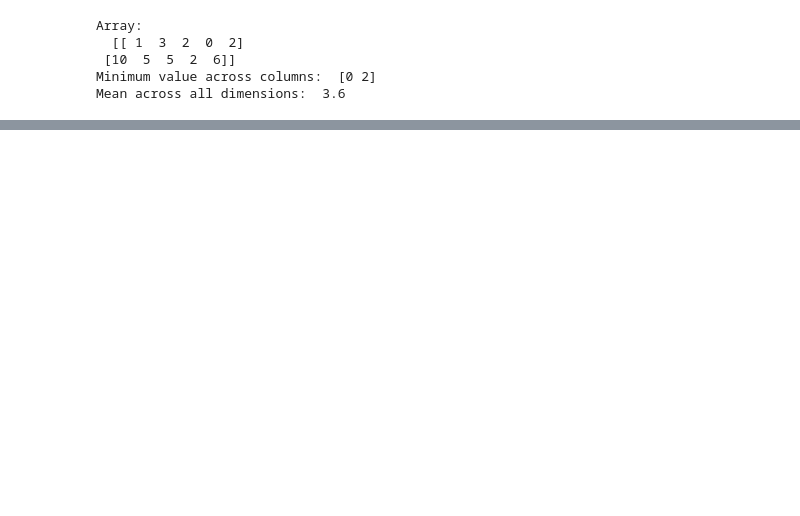
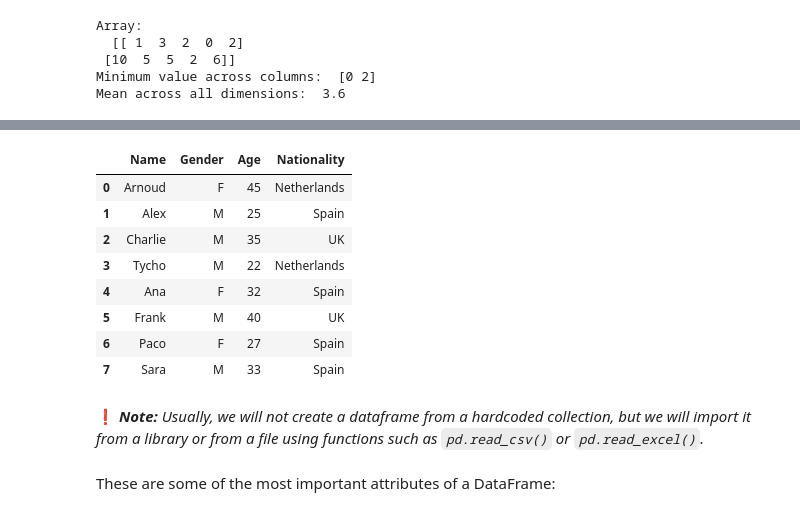
Before and after one commit to amonroym99/uva-applied-ml, a Jupyter notebook: docs/notebooks/0_python.ipynb, the cells around one changed output, grey strips where cells are left out. Cells and saved outputs as stored; diff of their text form; code cells hidden in the pictures; blank space fills up the shorter version.

```diff
--- a/docs/notebooks/0_python.ipynb
+++ b/docs/notebooks/0_python.ipynb
@@ -436,0 +445,30 @@ Pandas is built on top of NumPy. This means that the values in the dataframe are
+# %%
+import pandas as pd
+
+# Create a dictionary with the sample data
+data = {
+    'Name': ['Arnoud', 'Alex', 'Charlie', 'Tycho', 'Ana', 'Frank', 'Paco', 'Sara'],
+    'Gender': ['F', 'M', 'M', 'M', 'F', 'M', 'F', 'M'],
+    'Age': [45, 25, 35, 22, 32, 40, 27, 33],
+    'Nationality': ['Netherlands', 'Spain', 'UK', 'Netherlands', 'Spain', 'UK', 'Spain', 'Spain']
+}
+
+# Create the dataframe
+df = pd.DataFrame(data)
+
+# Display the dataframe
+df
+# %% [output]
+|  | Name | Gender | Age | Nationality |
+| 0 | Arnoud | F | 45 | Netherlands |
+| 1 | Alex | M | 25 | Spain |
+| 2 | Charlie | M | 35 | UK |
+| 3 | Tycho | M | 22 | Netherlands |
+| 4 | Ana | F | 32 | Spain |
+| 5 | Frank | M | 40 | UK |
+| 6 | Paco | F | 27 | Spain |
+| 7 | Sara | M | 33 | Spain |
+# %% [markdown]
+❗️ _**Note:** Usually, we will not create a dataframe from a hardcoded collection, but we will import it from a library or from a file using functions such as `pd.read_csv()` or `pd.read_excel()`._
+# %% [markdown]
+These are some of the most important attributes of a DataFrame:
```
Also changed, not shown: parts of 62 cells of this notebook, 2 other files.
